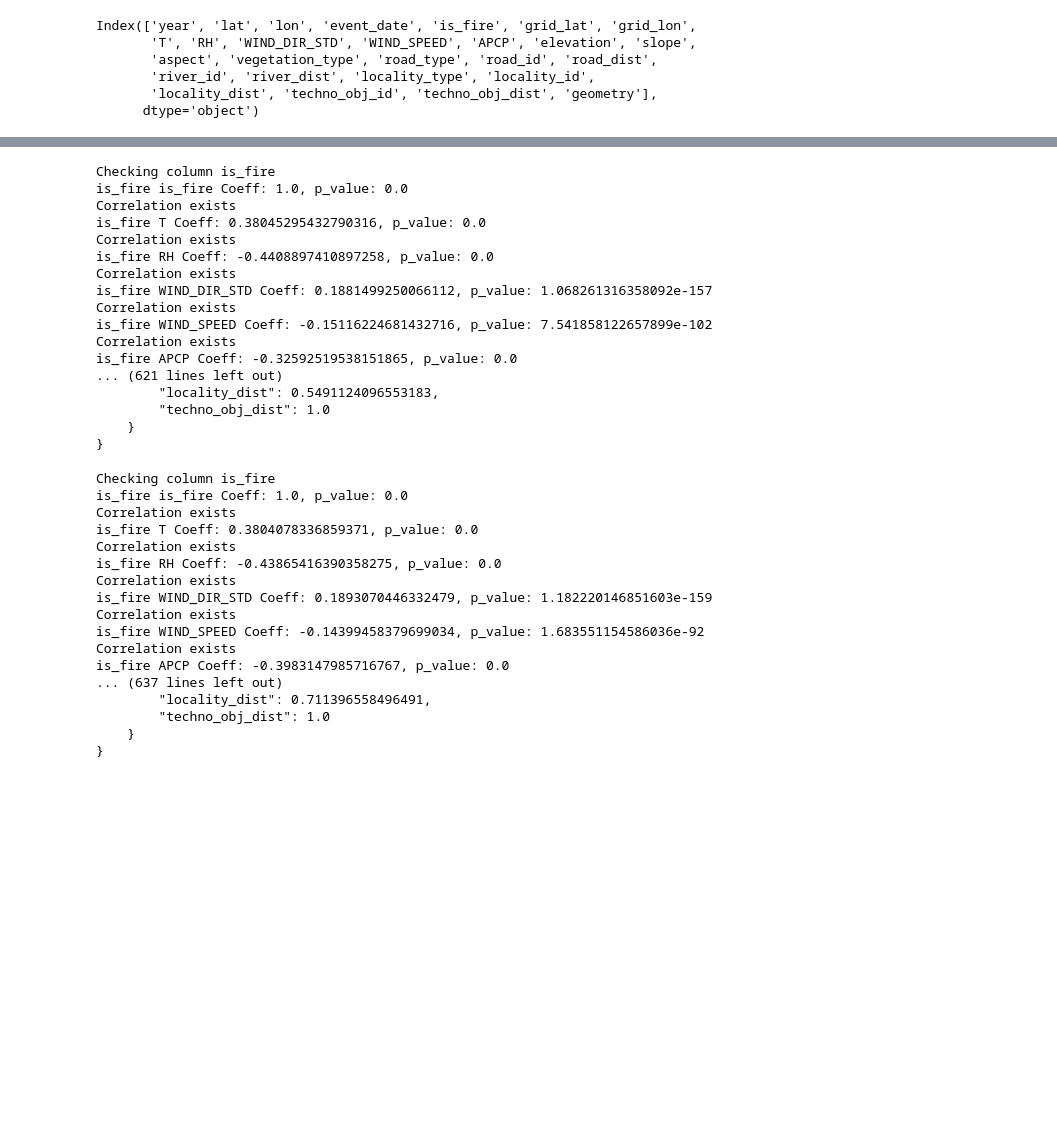
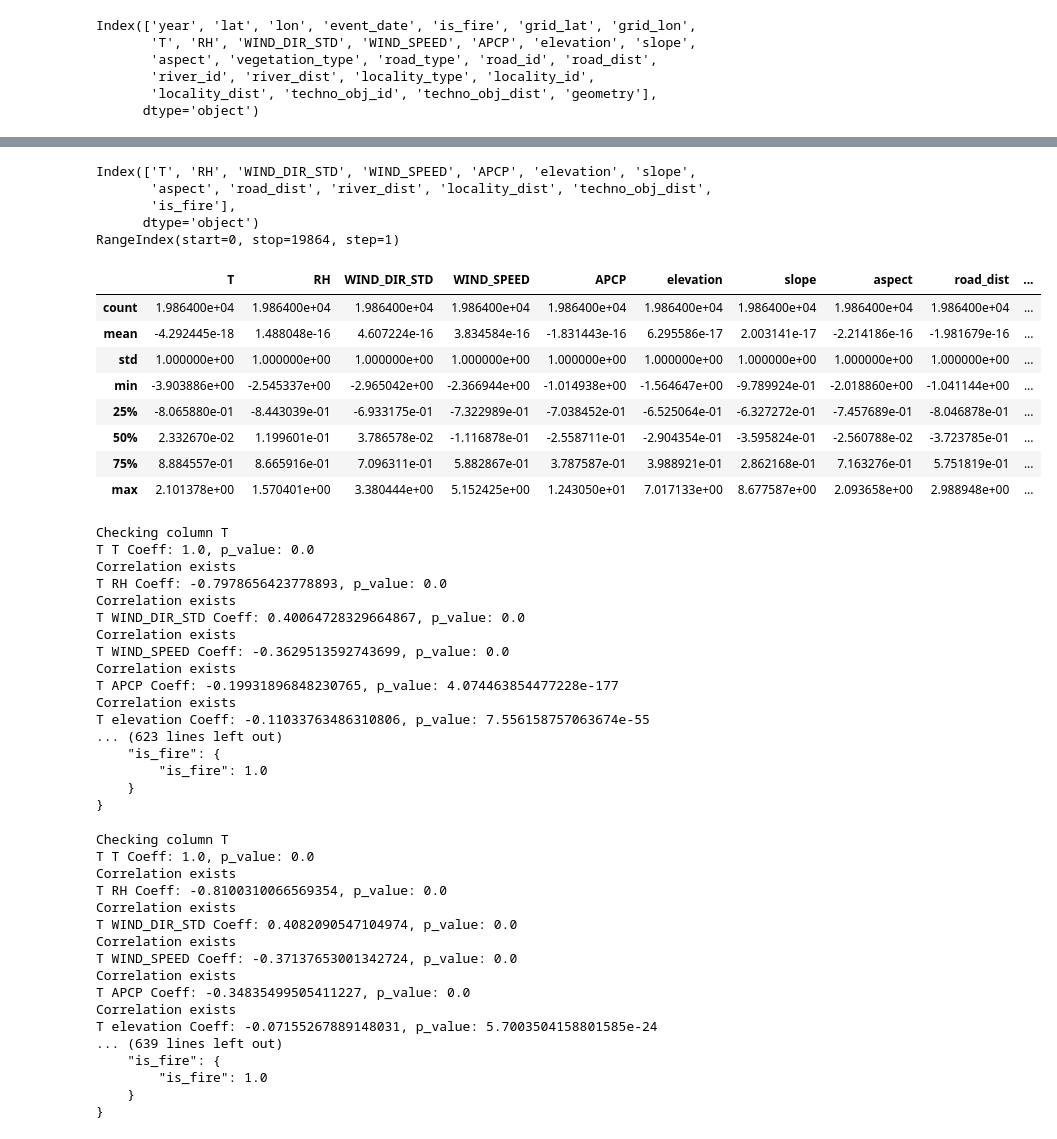
Before and after one commit to MS-17/vkr, a Jupyter notebook: model_training.ipynb, the cells around one changed output, grey strips where cells are left out. Cells and saved outputs as stored; diff of their text form; code cells hidden in the pictures; blank space fills up the shorter version.

```diff
--- a/model_training.ipynb
+++ b/model_training.ipynb
@@ -243,6 +242,29 @@ sns.heatmap(sp, annot=True, linewidths=0.5, fmt=".2f", ax=ax[1])
+# %%
+# standardize using z-score only numeical variables (without the target and the categorical variable)
+ex_cols = ["vegetation_type", "is_fire"]
+train_ds_ = train_dataset.loc[:, ~train_dataset.columns.isin(ex_cols)]
+train_ds_ = (train_ds_ - train_ds_.mean()) / train_ds_.std()
+train_ds = train_ds_.join(train_dataset["is_fire"])
+print(train_ds.columns, train_ds.index, sep="\n")
+train_ds.describe()
+# %% [output]
+Index(['T', 'RH', 'WIND_DIR_STD', 'WIND_SPEED', 'APCP', 'elevation', 'slope',
+       'aspect', 'road_dist', 'river_dist', 'locality_dist', 'techno_obj_dist',
+       'is_fire'],
+      dtype='object')
+RangeIndex(start=0, stop=19864, step=1)
+|  | T | RH | WIND_DIR_STD | WIND_SPEED | APCP | elevation | slope | aspect | road_dist | ... |
+| count | 1.986400e+04 | 1.986400e+04 | 1.986400e+04 | 1.986400e+04 | 1.986400e+04 | 1.986400e+04 | 1.986400e+04 | 1.986400e+04 | 1.986400e+04 | ... |
+| mean | -4.292445e-18 | 1.488048e-16 | 4.607224e-16 | 3.834584e-16 | -1.831443e-16 | 6.295586e-17 | 2.003141e-17 | -2.214186e-16 | -1.981679e-16 | ... |
+| std | 1.000000e+00 | 1.000000e+00 | 1.000000e+00 | 1.000000e+00 | 1.000000e+00 | 1.000000e+00 | 1.000000e+00 | 1.000000e+00 | 1.000000e+00 | ... |
+| min | -3.903886e+00 | -2.545337e+00 | -2.965042e+00 | -2.366944e+00 | -1.014938e+00 | -1.564647e+00 | -9.789924e-01 | -2.018860e+00 | -1.041144e+00 | ... |
+| 25% | -8.065880e-01 | -8.443039e-01 | -6.933175e-01 | -7.322989e-01 | -7.038452e-01 | -6.525064e-01 | -6.327272e-01 | -7.457689e-01 | -8.046878e-01 | ... |
+| 50% | 2.332670e-02 | 1.199601e-01 | 3.786578e-02 | -1.116878e-01 | -2.558711e-01 | -2.904354e-01 | -3.595824e-01 | -2.560788e-02 | -3.723785e-01 | ... |
+| 75% | 8.884557e-01 | 8.665916e-01 | 7.096311e-01 | 5.882867e-01 | 3.787587e-01 | 3.988921e-01 | 2.862168e-01 | 7.163276e-01 | 5.751819e-01 | ... |
+| max | 2.101378e+00 | 1.570401e+00 | 3.380444e+00 | 5.152425e+00 | 1.243050e+01 | 7.017133e+00 | 8.677587e+00 | 2.093658e+00 | 2.988948e+00 | ... |
 # %%
-# pearson correlation with pvalue
-train_ds = train_dataset.loc[:, ~train_dataset.columns.isin(["vegetation_type", "year"])]
+# pearson correlation with pvalue (using train_ds)
+# train_ds = train_dataset.loc[:, ~train_dataset.columns.isin(["vegetation_type", "year"])]
 pearson_corr_d = {}
 moderate_pearson_corr_d = {}
 strong_pearson_corr_d = {}
@@ -276,26 +298,26 @@ print(
     sep="\n"
 )
 # %% [output]
-Checking column is_fire
-is_fire is_fire Coeff: 1.0, p_value: 0.0
+Checking column T
+T T Coeff: 1.0, p_value: 0.0
 Correlation exists
-is_fire T Coeff: 0.38045295432790316, p_value: 0.0
+T RH Coeff: -0.7978656423778893, p_value: 0.0
 Correlation exists
-is_fire RH Coeff: -0.4408897410897258, p_value: 0.0
+T WIND_DIR_STD Coeff: 0.40064728329664867, p_value: 0.0
 Correlation exists
-is_fire WIND_DIR_STD Coeff: 0.1881499250066112, p_value: 1.068261316358092e-157
+T WIND_SPEED Coeff: -0.3629513592743699, p_value: 0.0
 Correlation exists
-is_fire WIND_SPEED Coeff: -0.15116224681432716, p_value: 7.541858122657899e-102
+T APCP Coeff: -0.19931896848230765, p_value: 4.074463854477228e-177
 Correlation exists
-is_fire APCP Coeff: -0.32592519538151865, p_value: 0.0
-... (621 lines left out)
-        "locality_dist": 0.5491124096553183,
-        "techno_obj_dist": 1.0
+T elevation Coeff: -0.11033763486310806, p_value: 7.556158757063674e-55
+... (623 lines left out)
+    "is_fire": {
+        "is_fire": 1.0
     }
 }
 # %%
-# spearman correlation with pvalue
-train_ds = train_dataset.loc[:, ~train_dataset.columns.isin(["vegetation_type", "year"])]
+# spearman correlation with pvalue (using train_ds)
+# train_ds = train_dataset.loc[:, ~train_dataset.columns.isin(["vegetation_type", "year"])]
 spearman_corr_d = {}
 moderate_spearman_corr_d = {}
 strong_spearman_corr_d = {}
@@ -329,21 +351,21 @@ print(
     sep="\n"
 )
 # %% [output]
-Checking column is_fire
-is_fire is_fire Coeff: 1.0, p_value: 0.0
+Checking column T
+T T Coeff: 1.0, p_value: 0.0
 Correlation exists
-is_fire T Coeff: 0.3804078336859371, p_value: 0.0
+T RH Coeff: -0.8100310066569354, p_value: 0.0
 Correlation exists
-is_fire RH Coeff: -0.43865416390358275, p_value: 0.0
+T WIND_DIR_STD Coeff: 0.4082090547104974, p_value: 0.0
 Correlation exists
-is_fire WIND_DIR_STD Coeff: 0.1893070446332479, p_value: 1.182220146851603e-159
+T WIND_SPEED Coeff: -0.37137653001342724, p_value: 0.0
 Correlation exists
-is_fire WIND_SPEED Coeff: -0.14399458379699034, p_value: 1.683551154586036e-92
+T APCP Coeff: -0.34835499505411227, p_value: 0.0
 Correlation exists
-is_fire APCP Coeff: -0.3983147985716767, p_value: 0.0
-... (637 lines left out)
-        "locality_dist": 0.711396558496491,
-        "techno_obj_dist": 1.0
+T elevation Coeff: -0.07155267889148031, p_value: 5.7003504158801585e-24
+... (639 lines left out)
+    "is_fire": {
+        "is_fire": 1.0
     }
 }
 # %%
```
Also changed, not shown: parts of 14 cells of this notebook, 1 other file.
